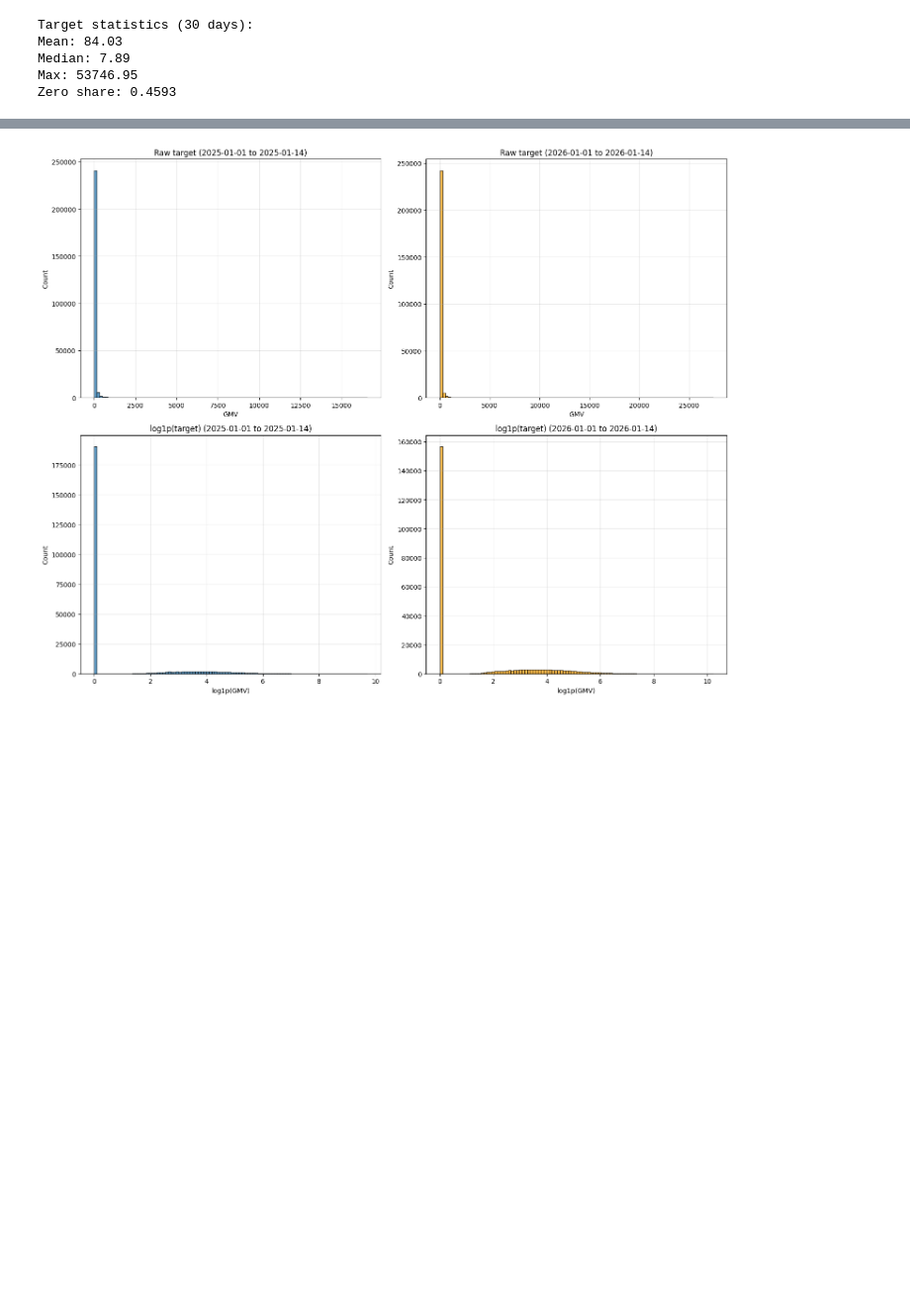
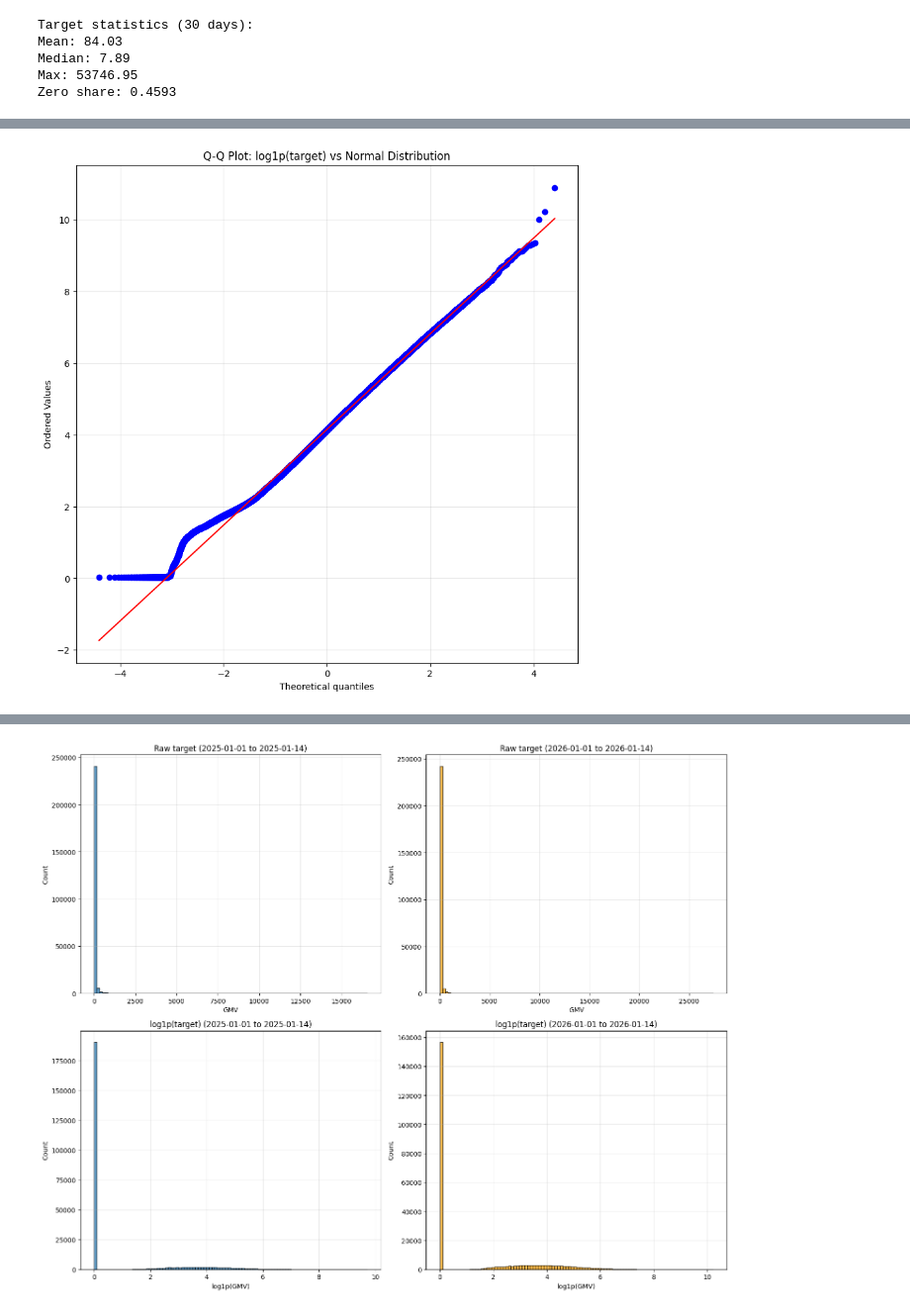
Before and after one commit to HelloImWebbieeee/E-cup_2026_by_Ozon_Tech, a Jupyter notebook: notebooks/data_eda.ipynb, the cells around one changed output, grey strips where cells are left out. Shown at 99% size. Cells and saved outputs as stored; diff of their text form; code cells hidden in the pictures; blank space fills up the shorter version.

Commit message:
Expanded the analysis of GMV through statistical tests and concentrations

```diff
--- a/notebooks/data_eda.ipynb
+++ b/notebooks/data_eda.ipynb
@@ -849,0 +848,72 @@ positive only: mean=155.43, median=61.36, q90=361.67, q99=1396.32, max=53746.95
+# %%
+# BINARY-CLASS ENTROPY & NORMALITY TESTS
+# Taking positive values from the local target (30 days)
+target_vals = cv_target["target"].to_numpy()
+pos_vals = target_vals[target_vals > 0]
+pos_log = np.log1p(pos_vals)
+
+# BINARY-CLASS ENTROPY (NATS)
+n_total = len(target_vals)
+n_zero = (target_vals == 0).sum()
+n_pos = (target_vals > 0).sum()
+
+p_zero = n_zero / n_total
+p_pos = n_pos / n_total
+
+H = -p_zero * np.log(p_zero) - p_pos * np.log(p_pos)
+H_max = np.log(2)
+H_min = 0.0
+
+print("ENTROPY ANALYSIS")
+print(f"Zero users: {n_zero} ({p_zero:.4f})")
+print(f"Positive users: {n_pos} ({p_pos:.4f})\n")
+print(f"Entropy: {H:.4f} nats")
+print(f"Max entropy (p = 0.5): {H_max:.4f} nats")
+print(f"Min entropy (p = 0 or 1): {H_min:.4f} nats")
+print(f"Relative entropy: {H / H_max:.4f} ({H / H_max * 100:.2f}%)\n")
+
+# NORMALITY TESTS
+print("NORMALITY TESTS ON log1p(target) [positive users only]")
+print(f"Sample size: {len(pos_log)}")
+print(f"Mean: {pos_log.mean():.4f}")
+print(f"Std: {pos_log.std():.4f}")
+print(f"Skewness: {stats.skew(pos_log):.4f}")
+print(f"Kurtosis: {stats.kurtosis(pos_log):.4f}\n")
+
+# Anderson-Darling test
+ad_result = stats.anderson(pos_log, dist = 'norm', method = 'interpolate')
+
+print("Anderson-Darling test:")
+print(f"Statistic: {ad_result.statistic:.4f}")
+print(f"p-value: {ad_result.pvalue:.6e}")
+
+if ad_result.pvalue > 0.05:
+    print(f"RESULT: FAIL TO REJECT normality at 5% level (p > 0.05)\n")
+else:
+    print(f"RESULT: REJECT normality at 5% level (p < 0.05)\n")
+
+# Kolmogorov-Smirnov test with estimated parameters (Lilliefors)
+# Estimate the mean and standard deviation from log1p(target) data
+mu = pos_log.mean()
+sigma = pos_log.std()
+
+ks_stat, ks_pvalue = stats.kstest(pos_log, 'norm', args = (mu, sigma))
+
+print("Kolmogorov-Smirnov test (with estimated parameters):")
+print(f"Statistic: {ks_stat:.6f}")
+print(f"p-value: {ks_pvalue:.6e}")
+if ks_pvalue > 0.05:
+    print(f"RESULT: FAIL TO REJECT normality (p > 0.05)")
+else:
+    print(f"RESULT: REJECT normality (p < 0.05)\n")
+
+# QQ-PLOT
+fig, ax = plt.subplots(figsize = (10, 10))
+
+stats.probplot(pos_log, dist = "norm", plot = ax)
+ax.set_title("Q-Q Plot: log1p(target) vs Normal Distribution")
+ax.grid(alpha = 0.3)
+
+fig.savefig(REPORTS_GMV_DIR / "09_qq_plot_log1p.png", dpi = 150)
+plt.show()
+# %% [output]
@@ -849,0 +937 @@ positive only: mean=155.43, median=61.36, q90=361.67, q99=1396.32, max=53746.95
+[figure, added]
```
Also changed, not shown: parts of 14 cells of this notebook.
